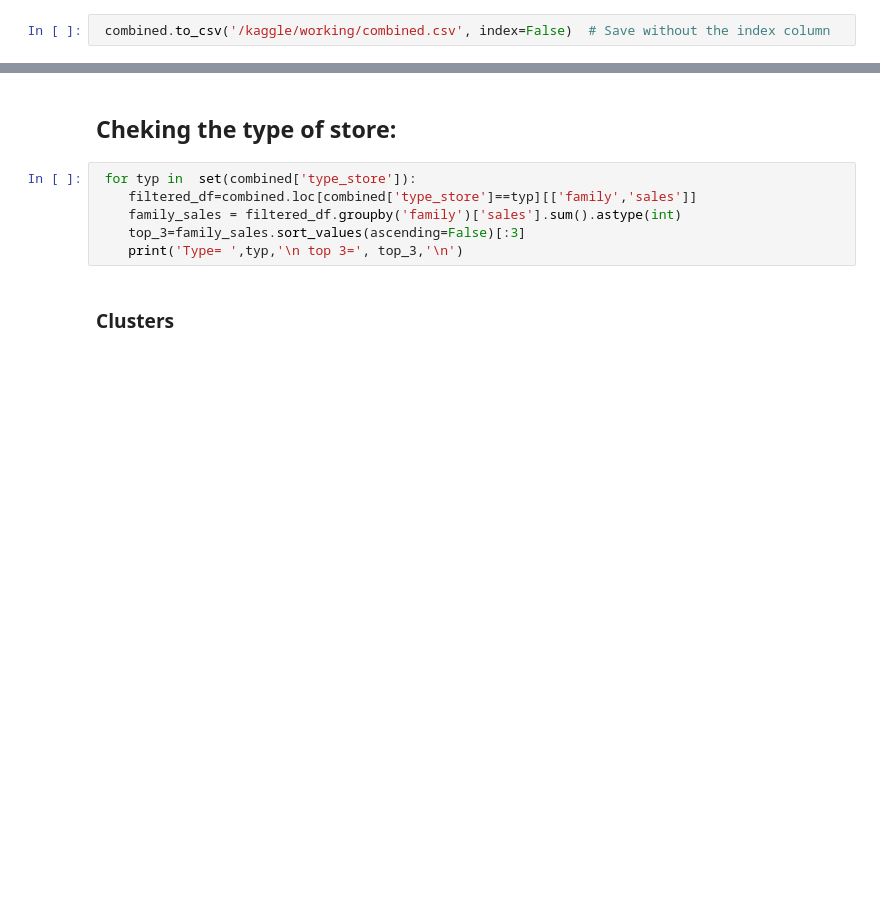
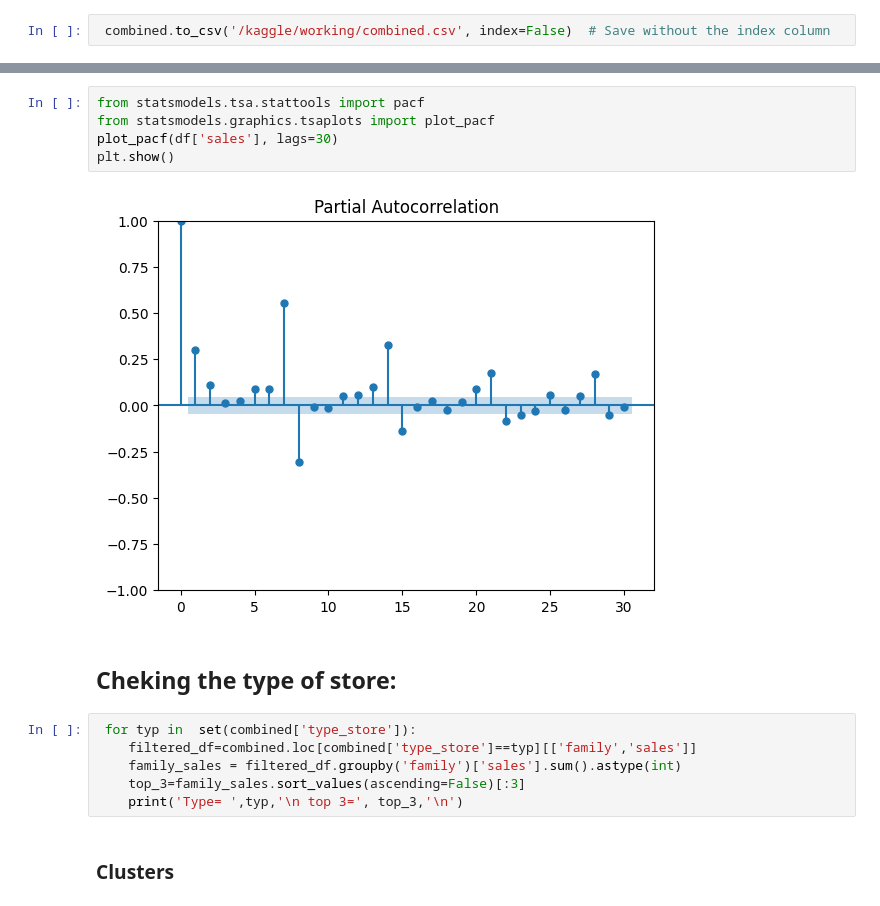
Before and after one commit to arielxinsu/Erdos_Grocery_Sales, a Jupyter notebook: price-forecast.ipynb, the cells around one changed output, grey strips where cells are left out. Drawn from its saved outputs; the diff is of its cells as text; blank space fills up the shorter version.

```diff
--- a/price-forecast.ipynb
+++ b/price-forecast.ipynb
@@ -284,3 +535,10 @@ combined
+# %%
+from statsmodels.tsa.stattools import pacf
+from statsmodels.graphics.tsaplots import plot_pacf
+plot_pacf(df['sales'], lags=30)
+plt.show()
+# %% [output]
+[figure, added]
 # %% [markdown]
 ## Cheking the type of store:
 # %%
```
Also changed, not shown: parts of 35 cells of this notebook.
